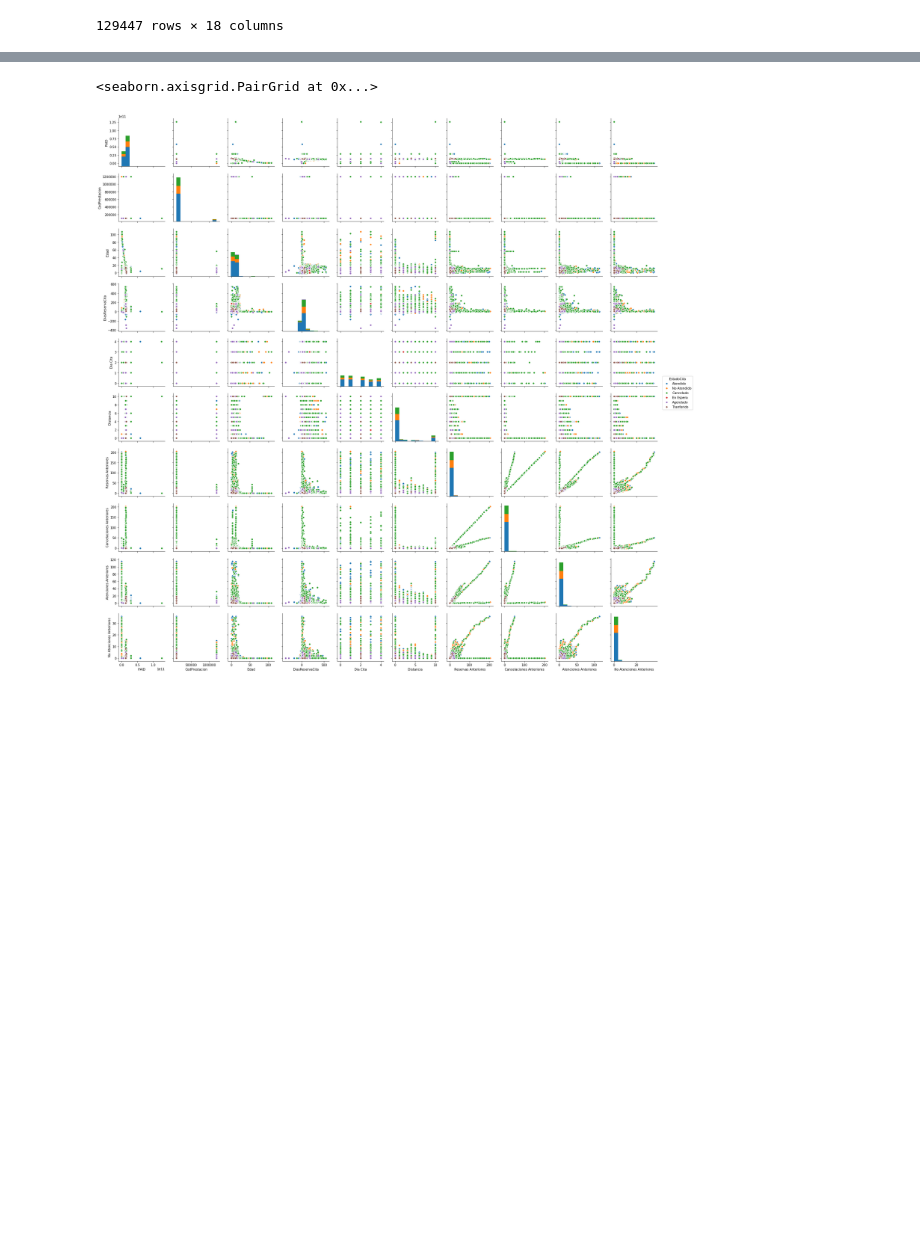
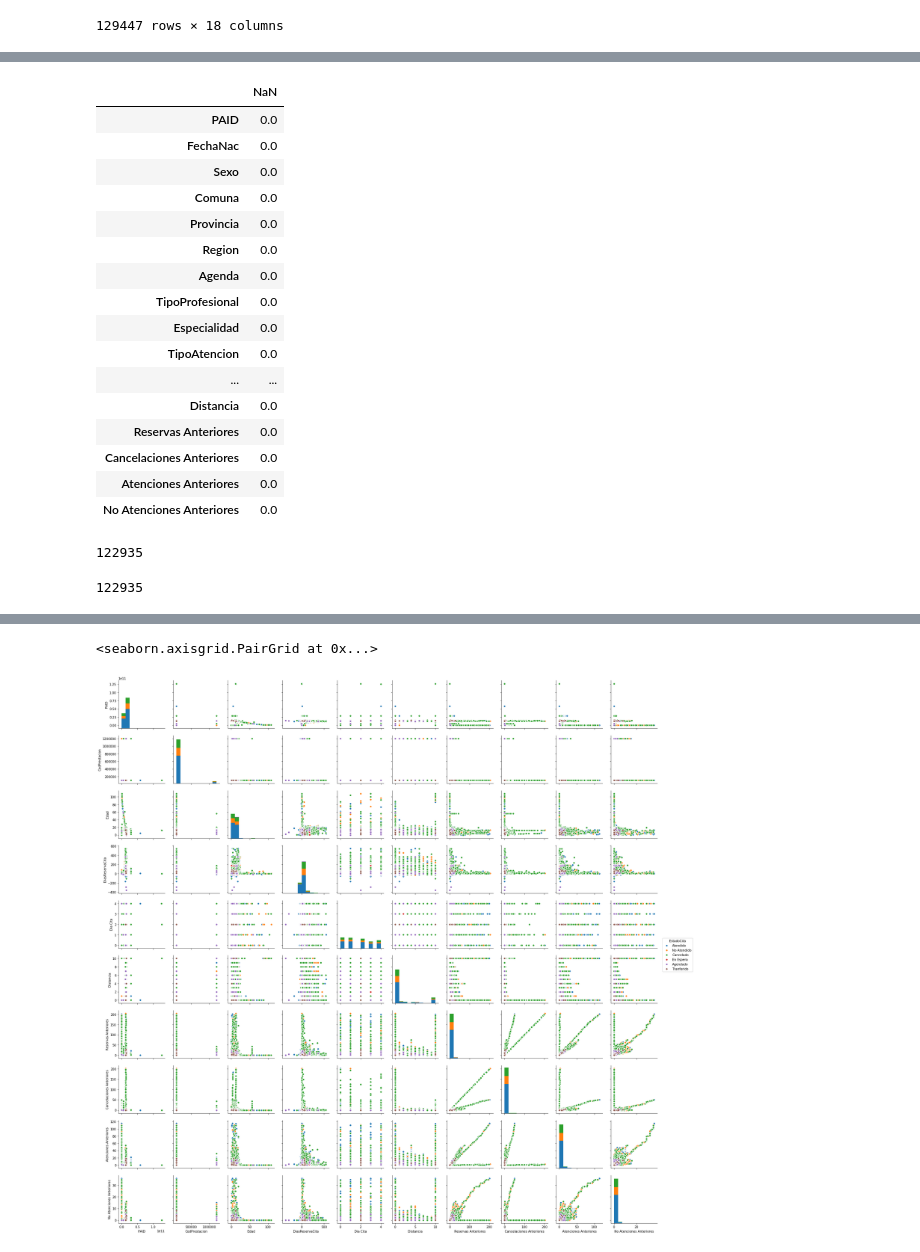
Before and after one commit to pabloveazul/Tarea-NSP, a Jupyter notebook: Tarea NSP.ipynb, the cells around one changed output, grey strips where cells are left out. Drawn from its saved outputs; the diff is of its cells as text; code cells hidden in the pictures; blank space fills up the shorter version.

```diff
--- a/Tarea NSP.ipynb
+++ b/Tarea NSP.ipynb
@@ -93,0 +147,26 @@ datos.to_csv(local_path+'data_new_features.csv')
+# %%
+#Drop Nan Values
+datos_final = datos.drop(['MotivoC', 'MotivoNA','MotivoS'], axis=1).dropna()
+nanPorcentage(datos_final)
+# %% [output]
+|  | NaN |
+| PAID | 0.0 |
+| FechaNac | 0.0 |
+| Sexo | 0.0 |
+| Comuna | 0.0 |
+| Provincia | 0.0 |
+| Region | 0.0 |
+| Agenda | 0.0 |
+| TipoProfesional | 0.0 |
+| Especialidad | 0.0 |
+| TipoAtencion | 0.0 |
+| ... | ... |
+| Distancia | 0.0 |
+| Reservas Anteriores | 0.0 |
+| Cancelaciones Anteriores | 0.0 |
+| Atenciones Anteriores | 0.0 |
+| No Atenciones Anteriores | 0.0 |
+# %%
+datos_final.shape[0]
+# %% [output]
+122935
@@ -93,0 +177,4 @@ datos.to_csv(local_path+'data_new_features.csv')
+# %%
+datos_final.shape[0]
+# %% [output]
+122935
```
Also changed, not shown: parts of 21 cells of this notebook.
